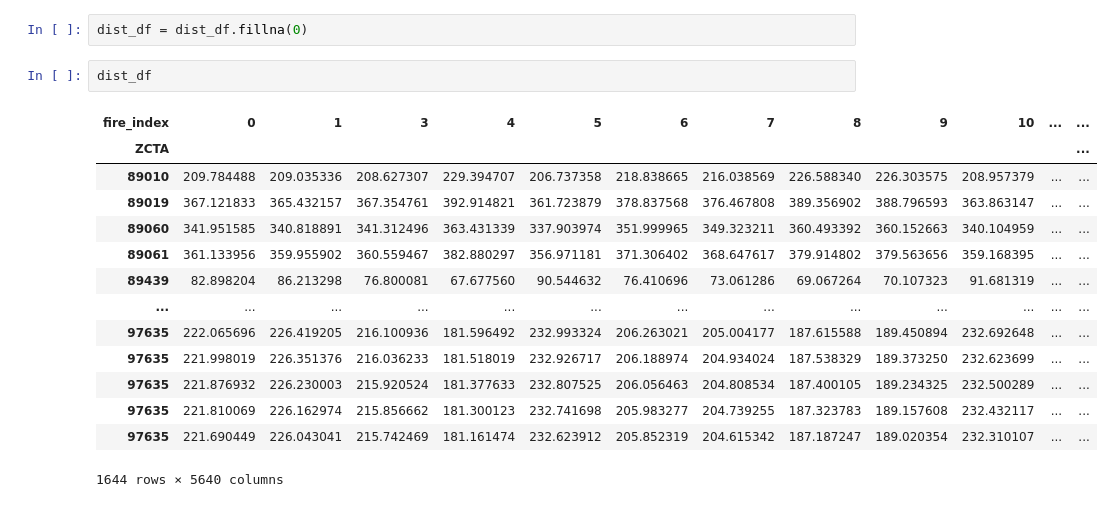
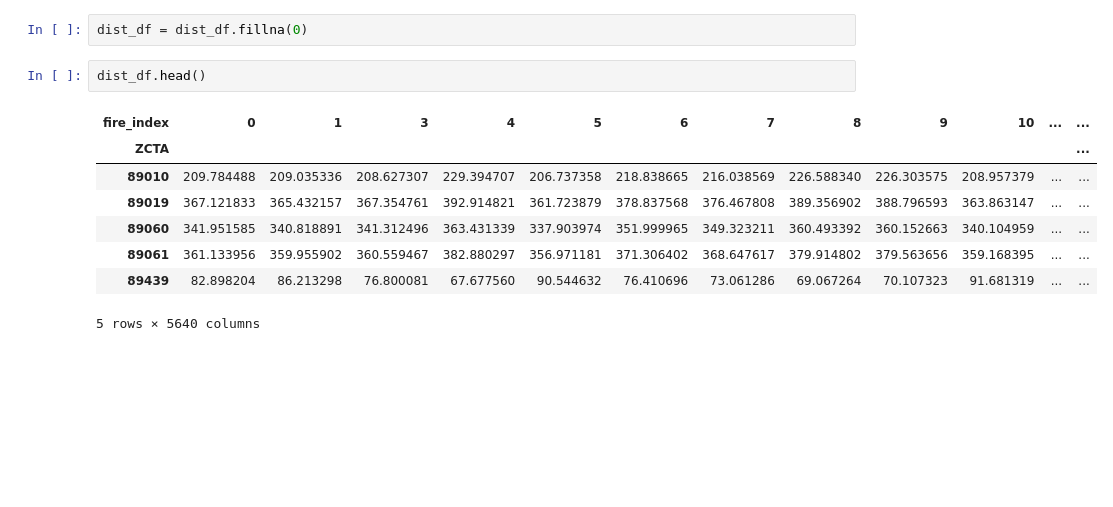
Before and after one commit to jmdatasci/fire_capstone, a Jupyter notebook: notebooks/4.1-jam-join_data_instrument_1.ipynb, the cells around one changed output. Drawn from its saved outputs; the diff is of its cells as text; blank space fills up the shorter version.

```diff
--- a/notebooks/4.1-jam-join_data_instrument_1.ipynb
+++ b/notebooks/4.1-jam-join_data_instrument_1.ipynb
@@ -806,19 +778,13 @@ fire_indexed
 # %%
 dist_df = dist_df.fillna(0)
 # %%
-dist_df
+dist_df.head()
 # %% [output]
 | fire_index | 0 | 1 | 3 | 4 | 5 | 6 | 7 | 8 | 9 | 10 | ... | ... |
 | ZCTA |  |  |  |  |  |  |  |  |  |  |  | ... |
 | 89010 | 209.784488 | 209.035336 | 208.627307 | 229.394707 | 206.737358 | 218.838665 | 216.038569 | 226.588340 | 226.303575 | 208.957379 | ... | ... |
 | 89019 | 367.121833 | 365.432157 | 367.354761 | 392.914821 | 361.723879 | 378.837568 | 376.467808 | 389.356902 | 388.796593 | 363.863147 | ... | ... |
 | 89060 | 341.951585 | 340.818891 | 341.312496 | 363.431339 | 337.903974 | 351.999965 | 349.323211 | 360.493392 | 360.152663 | 340.104959 | ... | ... |
 | 89061 | 361.133956 | 359.955902 | 360.559467 | 382.880297 | 356.971181 | 371.306402 | 368.647617 | 379.914802 | 379.563656 | 359.168395 | ... | ... |
 | 89439 | 82.898204 | 86.213298 | 76.800081 | 67.677560 | 90.544632 | 76.410696 | 73.061286 | 69.067264 | 70.107323 | 91.681319 | ... | ... |
-| ... | ... | ... | ... | ... | ... | ... | ... | ... | ... | ... | ... | ... |
-| 97635 | 222.065696 | 226.419205 | 216.100936 | 181.596492 | 232.993324 | 206.263021 | 205.004177 | 187.615588 | 189.450894 | 232.692648 | ... | ... |
-| 97635 | 221.998019 | 226.351376 | 216.036233 | 181.518019 | 232.926717 | 206.188974 | 204.934024 | 187.538329 | 189.373250 | 232.623699 | ... | ... |
-| 97635 | 221.876932 | 226.230003 | 215.920524 | 181.377633 | 232.807525 | 206.056463 | 204.808534 | 187.400105 | 189.234325 | 232.500289 | ... | ... |
-| 97635 | 221.810069 | 226.162974 | 215.856662 | 181.300123 | 232.741698 | 205.983277 | 204.739255 | 187.323783 | 189.157608 | 232.432117 | ... | ... |
-| 97635 | 221.690449 | 226.043041 | 215.742469 | 181.161474 | 232.623912 | 205.852319 | 204.615342 | 187.187247 | 189.020354 | 232.310107 | ... | ... |
-1644 rows × 5640 columns
+5 rows × 5640 columns
```
Also changed, not shown: parts of 25 cells of this notebook, 2 other files.
